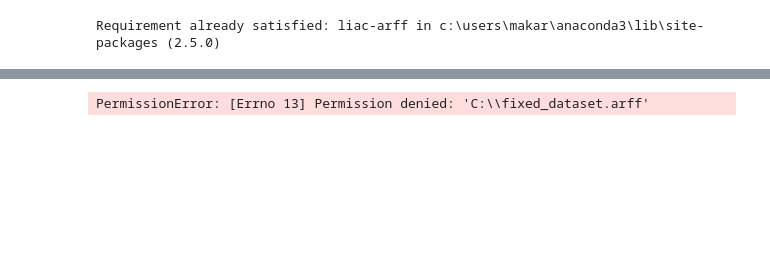
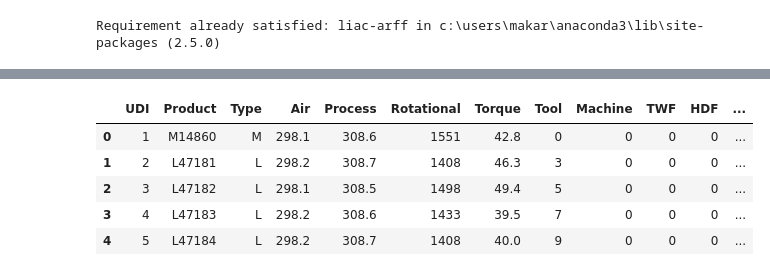
Before and after one commit to DeltaM84/Capstone2, a Jupyter notebook: Capstone 2.ipynb, the cells around one changed output, grey strips where cells are left out. Saved outputs shown, nothing was run; the diff lists cells and outputs as text; code cells hidden in the pictures; blank space fills up the shorter version.

```diff
--- a/Capstone 2.ipynb
+++ b/Capstone 2.ipynb
@@ -77,22 +18,44 @@ PermissionError: [Errno 13] Permission denied: 'C:\\fixed_dataset.arff'
-# %%
-with open(file_path, 'r') as file:
-    arff_content = file.read()
-
-# Replace problematic quotation marks in the attribute names
-fixed_arff_content = arff_content.replace('"', '')
-
-# Save the fixed ARFF content to a new file
-fixed_file_path = "C:\\fixed_dataset.arff"
-with open(fixed_file_path, 'w') as file:
-    file.write(fixed_arff_content)
-
-# Load the fixed ARFF file
-data, meta = arff.loadarff(fixed_file_path)
-
-# Convert to a pandas DataFrame
-df = pd.DataFrame(data)
-
-# Display the DataFrame
-df.head()
-# %% [output]
-PermissionError: [Errno 13] Permission denied: 'C:\\fixed_dataset.arff'
+# %%
+import pandas as pd
+
+def custom_arff_parser(file_path):
+    with open(file_path, 'r') as file:
+        lines = file.readlines()
+
+    data_section = False
+    attributes = []
+    data = []
+
+    for line in lines:
+        line = line.strip()
+        if line.startswith('@ATTRIBUTE'):
+            parts = line.split(' ', 2)
+            attr_name = parts[1].replace('"', '').replace(' ', '_')
+            attr_type = parts[2]
+            attributes.append((attr_name, attr_type))
+        elif line.lower() == '@data':
+            data_section = True
+        elif data_section:
+            if not line or line.startswith('%'):
+                continue
+            data.append(line.split(','))
+
+    # Create a DataFrame
+    attr_names = [attr[0] for attr in attributes]
+    df = pd.DataFrame(data, columns=attr_names)
+
+    return df
+
+# Use the custom ARFF parser
+file_path = r'C:/dataset.arff'
+df = custom_arff_parser(file_path)
+
+# Display the DataFrame
+df.head()
+# %% [output]
+|  | UDI | Product | Type | Air | Process | Rotational | Torque | Tool | Machine | TWF | HDF | ... |
+| 0 | 1 | M14860 | M | 298.1 | 308.6 | 1551 | 42.8 | 0 | 0 | 0 | 0 | ... |
+| 1 | 2 | L47181 | L | 298.2 | 308.7 | 1408 | 46.3 | 3 | 0 | 0 | 0 | ... |
+| 2 | 3 | L47182 | L | 298.1 | 308.5 | 1498 | 49.4 | 5 | 0 | 0 | 0 | ... |
+| 3 | 4 | L47183 | L | 298.2 | 308.6 | 1433 | 39.5 | 7 | 0 | 0 | 0 | ... |
+| 4 | 5 | L47184 | L | 298.2 | 308.7 | 1408 | 40.0 | 9 | 0 | 0 | 0 | ... |
```
Also changed, not shown: parts of 43 cells of this notebook.
